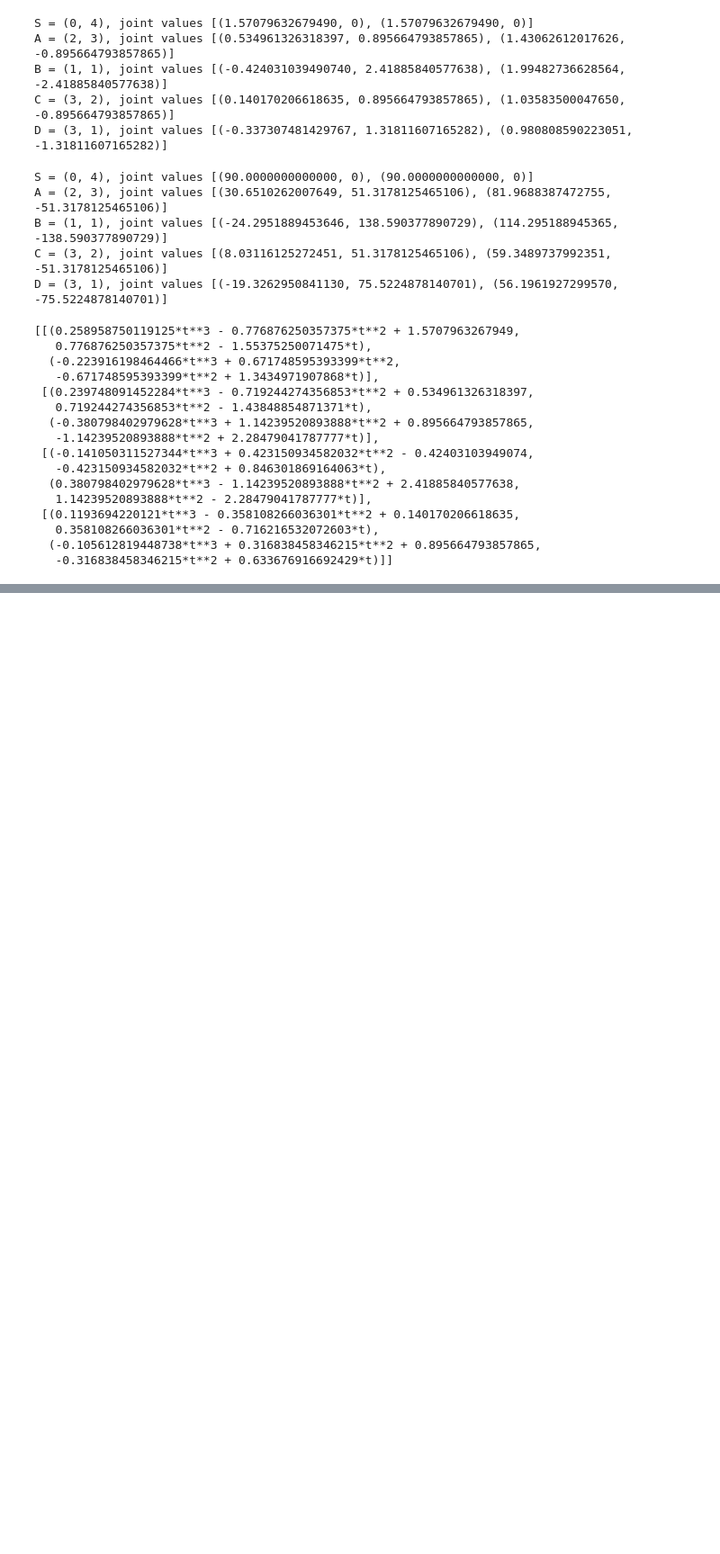
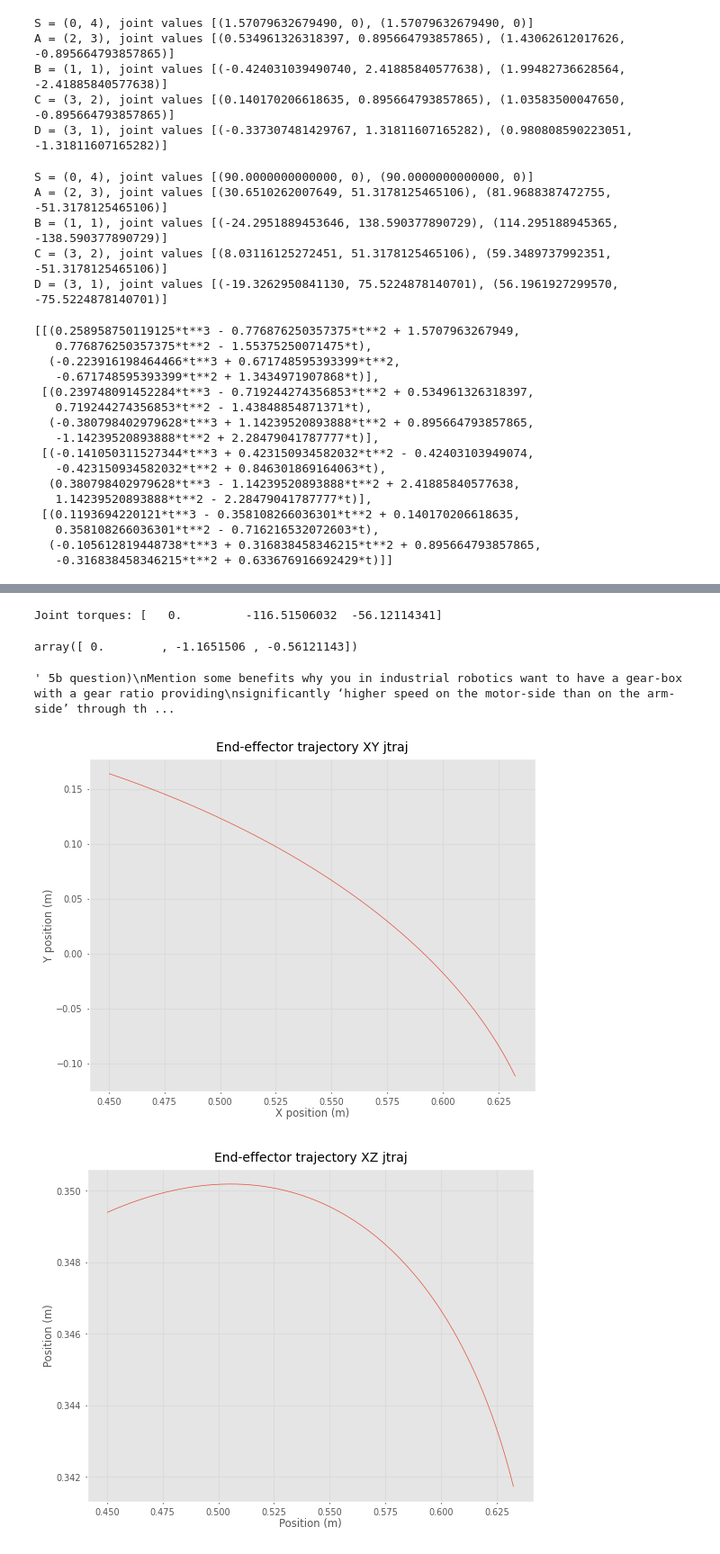
Before and after one commit to ludde127/Kinematics-Exercises, a Jupyter notebook: excersises.ipynb, the cells around one changed output, grey strips where cells are left out. Shown at 90% size. Cells and saved outputs as stored; diff of their text form; code cells hidden in the pictures; blank space fills up the shorter version.

```diff
--- a/excersises.ipynb
+++ b/excersises.ipynb
@@ -495,0 +525,19 @@ plt.show()
+# %%
+from roboticstoolbox import RevoluteDH
+import roboticstoolbox as rtb
+
+lengths = [0.07, 0.36, 0.445]
+masses = [45, 23, 30]  # kg
+masses_test = [40, 20, 40]
+masses = masses_test
+# I made up the masses from looking at the image of the robot and estimating roughly how much each link would weigh
+# I knew that the sum of the masses should be 98 kg
+robot = rtb.DHRobot(
+    [  # Z axis is upwards
+        RevoluteDH(d=0.352, alpha=-np.pi / 2, a=lengths[0], m=masses[0], r=[-lengths[0] * 0.5, 0, -0.352 * 0.5]),
+        RevoluteDH(d=0, alpha=0, a=lengths[1], offset=-np.pi / 2, m=masses[1], r=[-lengths[1] * 0.5, 0, 0]),
+        RevoluteDH(d=0, alpha=np.pi / 2, a=lengths[2], offset=np.pi / 2, m=masses[2], r=[-lengths[2] * 0.5, 0, 0]),
+    ], name="Minimized ABB 140"
+)
+
+print(robot)
@@ -495,0 +556,54 @@ plt.show()
+# %%
+q_rad = np.deg2rad([0, 20, 30])
+gravity = [0, 0, -9.81]
+tau = robot.gravload(q_rad, gravity=gravity)
+print(f"Joint torques: {tau}")  # Nm
+# %% [output]
+Joint torques: [   0.         -116.51506032  -56.12114341]
+# %%
+gear_ratio = 100  # 100 turns servo is 1 turn joint
+tau_servo = tau / 100
+tau_servo  # The torque required for the servo in Nm
+# %% [output]
+array([ 0.        , -1.1651506 , -0.56121143])
+# %%
+""" 5b question)
+Mention some benefits why you in industrial robotics want to have a gear-box with a gear ratio providing
+significantly ‘higher speed on the motor-side than on the arm-side’ through the
+gearbox. Also comment on some drawback(s) with gear-boxes.
+
+    We want to have higher speed on the motor side than on the arm so that we can get higher torque on the arm side.
+    This allows us to for example carry heavier loads etc. Having higher speed on the motor side also allows for more precise control as if the motor for example have 1 degree accuracy then after
+    a 100:1 gearbox the arm will have 0.01 degree accuracy.
+
+    A drawback with gear boxes is that they increase complexity, cost and take up more space.
+"""
+# %% [output]
+' 5b question)\nMention some benefits why you in industrial robotics want to have a gear-box with a gear ratio providing\nsignificantly ‘higher speed on the motor-side than on the arm-side’ through th ...
+# %%
+start = np.deg2rad([20, 20, 30])
+end = np.deg2rad([-10, 40, 0])
+
+traj = rtb.jtraj(start, end, 100)
+
+points = [robot.fkine(q).t for q in traj.q]
+
+plt.plot([p[0] for p in points], [p[1] for p in points], label="XY plane")
+plt.title("End-effector trajectory XY jtraj")
+plt.xlabel("X position (m)")
+plt.ylabel("Y position (m)")
+plt.show()
+plt.plot([p[0] for p in points], [p[2] for p in points], label="XZ plane")
+plt.title("End-effector trajectory XZ jtraj")
+plt.xlabel("Position (m)")
+plt.ylabel("Position (m)")
+plt.show()
+plt.plot([p[1] for p in points], [p[2] for p in points], label="YZ plane")
+plt.title("End-effector trajectory YZ jtraj")
+plt.xlabel("Position (m)")
+plt.ylabel("Position (m)")
+plt.grid()
+plt.show()
+# %% [output]
+[figure, added]
+[figure, added]
```
Also changed, not shown: parts of 14 cells of this notebook, 1 other file.
